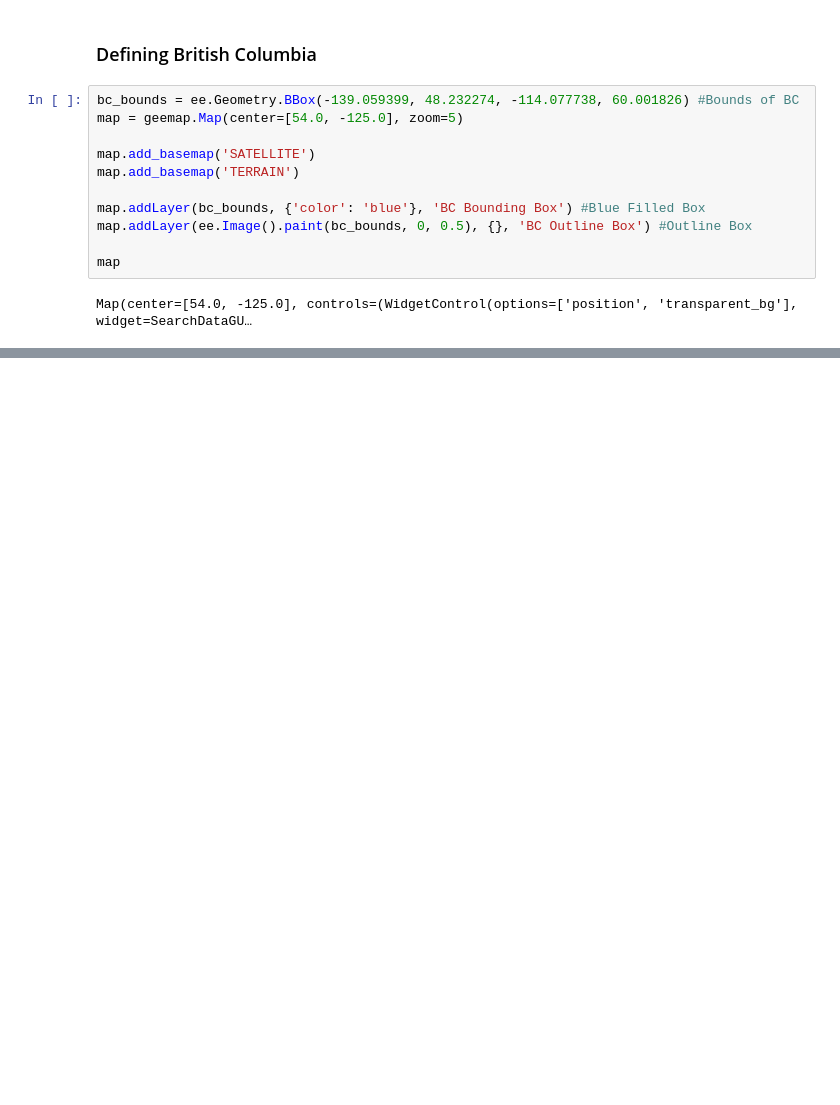
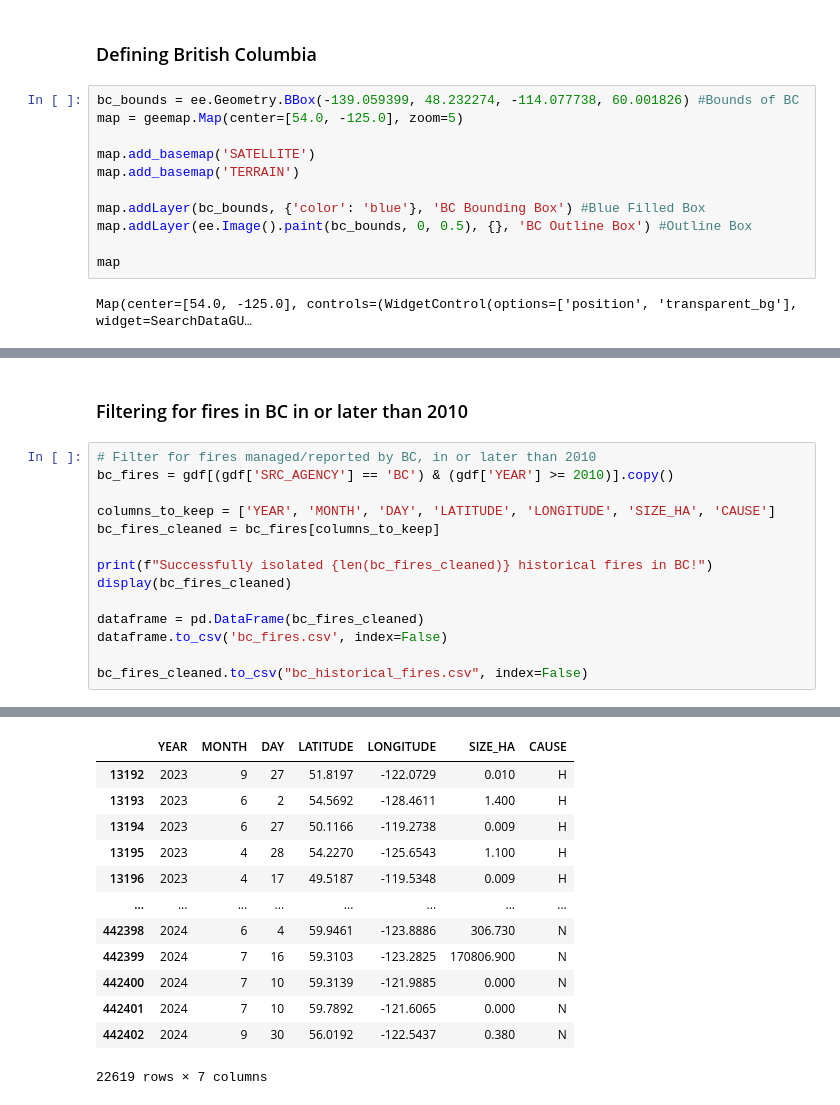
Before and after one commit to MikaTan2007/bc-wildfire-prediction, a Jupyter notebook: bc_wildfire_prediction.ipynb, the cells around one changed output, grey strips where cells are left out. Drawn from its saved outputs; the diff is of its cells as text; blank space fills up the shorter version.

```diff
--- a/bc_wildfire_prediction.ipynb
+++ b/bc_wildfire_prediction.ipynb
@@ -147,0 +224,17 @@ Map(center=[54.0, -125.0], controls=(WidgetControl(options=['position', 'transpa
+# %% [markdown]
+### Filtering for fires in BC in or later than 2010
+# %%
+# Filter for fires managed/reported by BC, in or later than 2010
+bc_fires = gdf[(gdf['SRC_AGENCY'] == 'BC') & (gdf['YEAR'] >= 2010)].copy()
+
+columns_to_keep = ['YEAR', 'MONTH', 'DAY', 'LATITUDE', 'LONGITUDE', 'SIZE_HA', 'CAUSE']
+bc_fires_cleaned = bc_fires[columns_to_keep]
+
+print(f"Successfully isolated {len(bc_fires_cleaned)} historical fires in BC!")
+display(bc_fires_cleaned)
+
+dataframe = pd.DataFrame(bc_fires_cleaned)
+dataframe.to_csv('bc_fires.csv', index=False)
+
+bc_fires_cleaned.to_csv("bc_historical_fires.csv", index=False)
+# %% [output]
@@ -147,0 +242,13 @@ Map(center=[54.0, -125.0], controls=(WidgetControl(options=['position', 'transpa
+|  | YEAR | MONTH | DAY | LATITUDE | LONGITUDE | SIZE_HA | CAUSE |
+| 13192 | 2023 | 9 | 27 | 51.8197 | -122.0729 | 0.010 | H |
+| 13193 | 2023 | 6 | 2 | 54.5692 | -128.4611 | 1.400 | H |
+| 13194 | 2023 | 6 | 27 | 50.1166 | -119.2738 | 0.009 | H |
+| 13195 | 2023 | 4 | 28 | 54.2270 | -125.6543 | 1.100 | H |
+| 13196 | 2023 | 4 | 17 | 49.5187 | -119.5348 | 0.009 | H |
+| ... | ... | ... | ... | ... | ... | ... | ... |
+| 442398 | 2024 | 6 | 4 | 59.9461 | -123.8886 | 306.730 | N |
+| 442399 | 2024 | 7 | 16 | 59.3103 | -123.2825 | 170806.900 | N |
+| 442400 | 2024 | 7 | 10 | 59.3139 | -121.9885 | 0.000 | N |
+| 442401 | 2024 | 7 | 10 | 59.7892 | -121.6065 | 0.000 | N |
+| 442402 | 2024 | 9 | 30 | 56.0192 | -122.5437 | 0.380 | N |
+22619 rows × 7 columns
```
Also changed, not shown: parts of 19 cells of this notebook.
